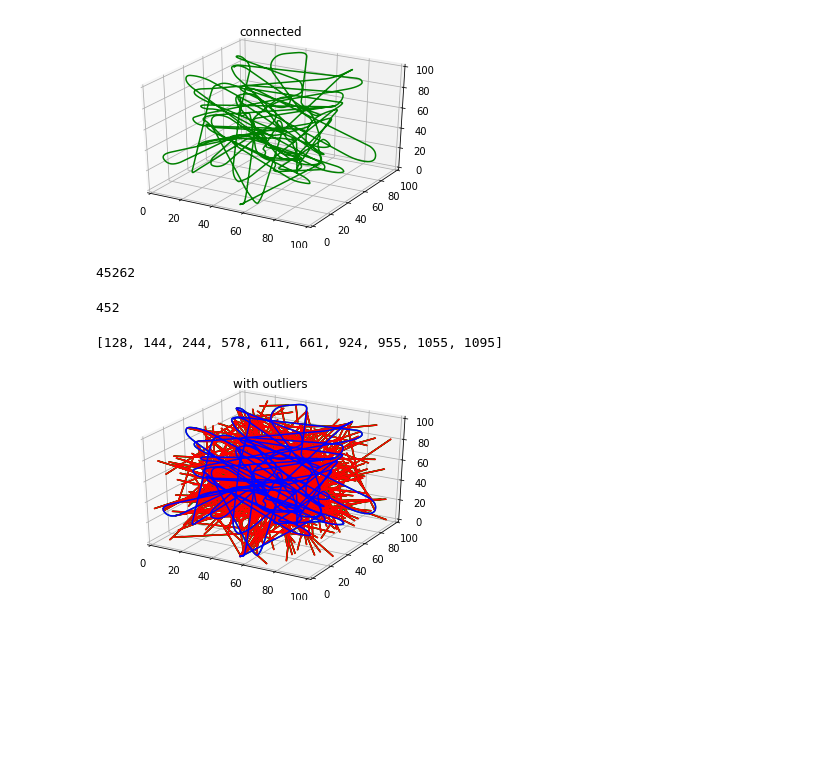
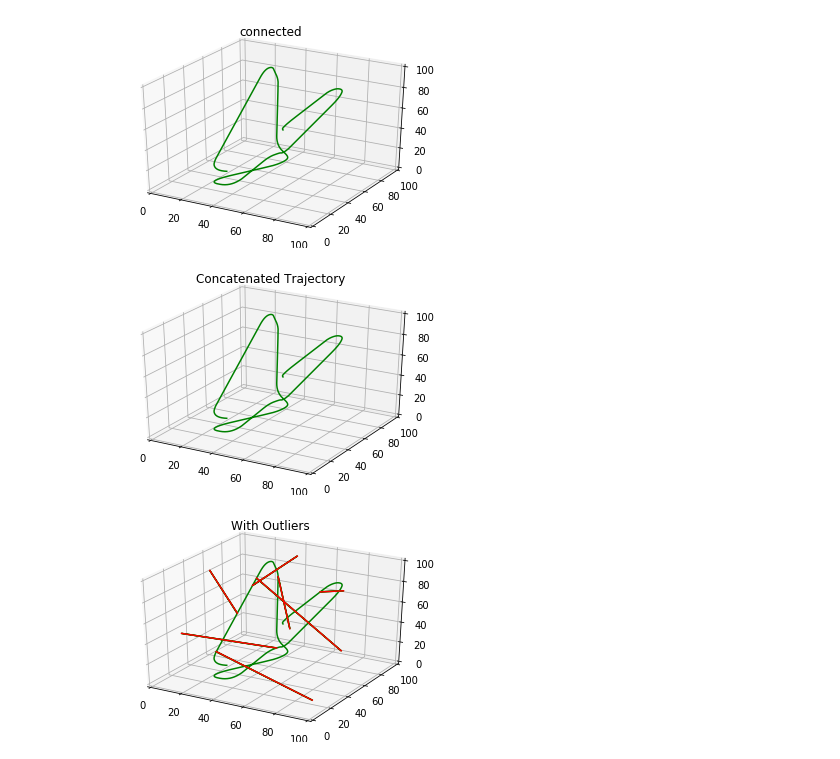
Before and after one commit to STEMO-CS5340/Trajectory, a Jupyter notebook: trajectory_gen.ipynb, the cells around one changed output. Saved outputs shown, nothing was run; the diff lists cells and outputs as text; code cells hidden in the pictures; blank space fills up the shorter version.

```diff
--- a/trajectory_gen.ipynb
+++ b/trajectory_gen.ipynb
@@ -15,13 +15,14 @@ from mpl_toolkits import mplot3d
 # from scipy.optimize import linear_sum_assignment
 # from sklearn.metrics.pairwise import euclidean_distances
 # %%
-def plot_trajectory(x, title, outliers=[], true_values=None):
+def plot_trajectory(x, title, outliers=[], true_values=None, fixed_axis=True, axis_range=[(0,100),(0,100),(0,100)]):
     x = np.array(x)
     fig = plt.figure()
     ax = plt.axes(projection='3d')
-    ax.set_xlim3d(0,100)
-    ax.set_ylim3d(0,100)
-    ax.set_zlim3d(0,100)
+    if fixed_axis:
+        ax.set_xlim3d(axis_range[0])
+        ax.set_ylim3d(axis_range[1])
+        ax.set_zlim3d(axis_range[2])
     plt.title(title)
     xline = x[:,0]
     yline = x[:,1]
@@ -108,35 +120,30 @@ gen = reflexxes.extra.PositionTrajectoryGenerator(
     max_jerk=[4, 5, 6]
 )
 # %%
-p, v, a = generate_trajectory_recur(gen, 64)
-plot_trajectory(p, "connected")
+p, v, a = generate_trajectory_recur(gen, 5)
 # %% [output]
-[figure, old version]
+[figure, new version]
+# %%
+plot_trajectory(p, "Concatenated Trajectory")
+# %% [output]
+[figure, added]
 # %%
 # arg1: list of positions
 # arg2: the rate of outliers to be generated in the list
 # return: list of positions with outliers, list of indices of outliers in the position list
-op, c = add_outliers(p, 0.01)
+op, c = add_outliers(p, 0.002)
+
+print(len(p))
+print(len(c))
+print(c[:10])
-# %%
-len(p)
-# %% [output]
-45262
-# %%
-len(c)
-# %% [output]
-452
-# %%
-c[:10]
-# %% [output]
-[128, 144, 244, 578, 611, 661, 924, 955, 1055, 1095]
 # %%
 # arg1: real data - to draw out in green
 # arg2: title
 # arg3 (optional): indices of outliers - to draw out the outliers in red
 # arg4 (optional): ground truth - to draw out the true values in blue on top of everything
-plot_trajectory(op, "with outliers", c, p)
+plot_trajectory(op, "With Outliers", c)
 # %% [output]
-[figure, old version]
+[figure, new version]
 # %%
 save_to_csv(p, "outlier_0.01-d/ori_position")
 save_to_csv(v, "outlier_0.01-d/ori_velocities")
```
Also changed, not shown: parts of 4 cells of this notebook.
